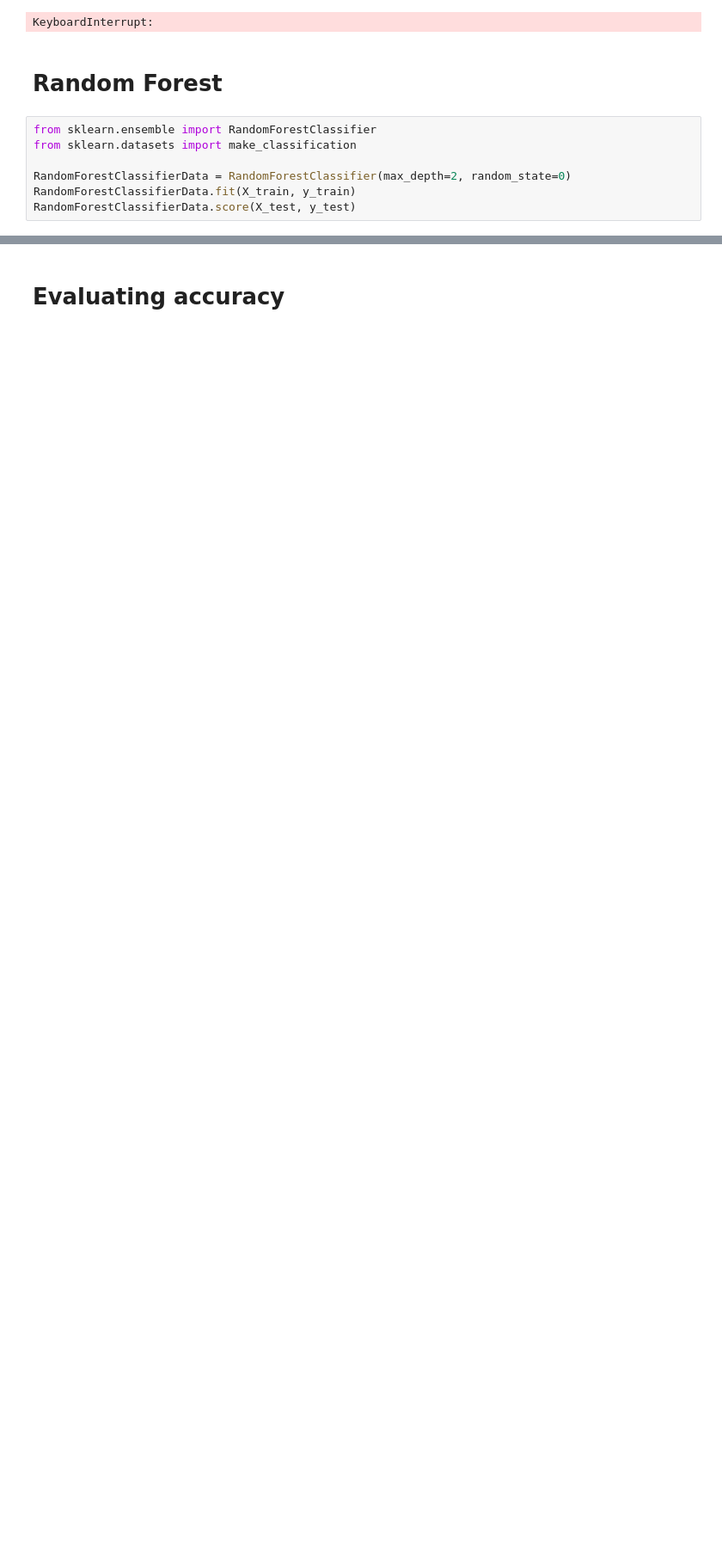
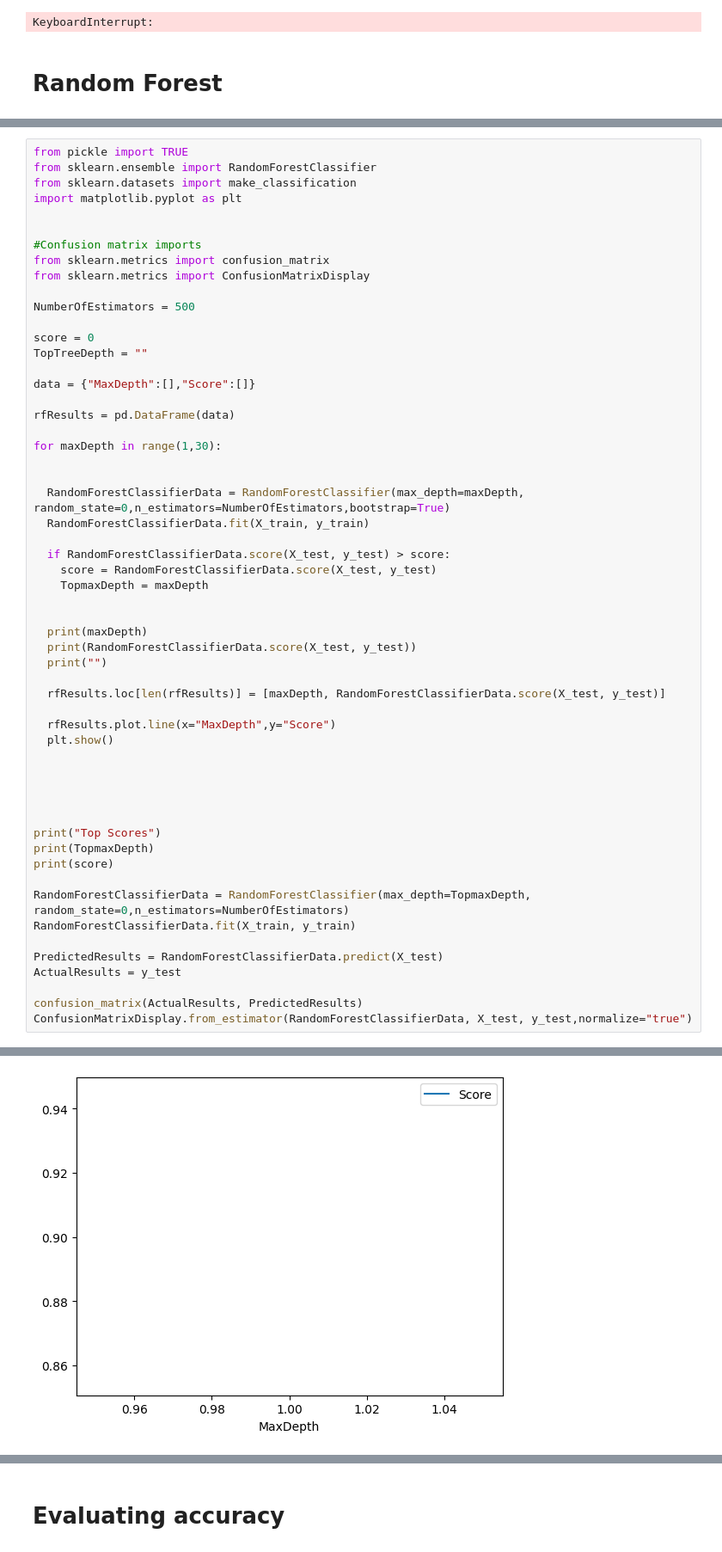
Before and after one commit to LikeMattorSomething/FutureTalentsProjects, a Jupyter notebook: GraceDataMLTests.ipynb, the cells around one changed output, grey strips where cells are left out. Shown at 86% size. Saved outputs shown, nothing was run; the diff lists cells and outputs as text; blank space fills up the shorter version.

Commit message:
Random Forest Update

```diff
--- a/GraceDataMLTests.ipynb
+++ b/GraceDataMLTests.ipynb
@@ -142,10 +142,3 @@ None
 KeyboardInterrupt:
 # %% [markdown]
 # Random Forest
-# %%
-from sklearn.ensemble import RandomForestClassifier
-from sklearn.datasets import make_classification
-
-RandomForestClassifierData = RandomForestClassifier(max_depth=2, random_state=0)
-RandomForestClassifierData.fit(X_train, y_train)
-RandomForestClassifierData.score(X_test, y_test)
@@ -153,0 +145,57 @@ RandomForestClassifierData.score(X_test, y_test)
+# %%
+from pickle import TRUE
+from sklearn.ensemble import RandomForestClassifier
+from sklearn.datasets import make_classification
+import matplotlib.pyplot as plt
+
+
+#Confusion matrix imports
+from sklearn.metrics import confusion_matrix
+from sklearn.metrics import ConfusionMatrixDisplay
+
+NumberOfEstimators = 500
+
+score = 0
+TopTreeDepth = ""
+
+data = {"MaxDepth":[],"Score":[]}
+
+rfResults = pd.DataFrame(data)
+
+for maxDepth in range(1,30):
+
+
+  RandomForestClassifierData = RandomForestClassifier(max_depth=maxDepth, random_state=0,n_estimators=NumberOfEstimators,bootstrap=True)
+  RandomForestClassifierData.fit(X_train, y_train)
+
+  if RandomForestClassifierData.score(X_test, y_test) > score:
+    score = RandomForestClassifierData.score(X_test, y_test)
+    TopmaxDepth = maxDepth
+
+
+  print(maxDepth)
+  print(RandomForestClassifierData.score(X_test, y_test))
+  print("")
+
+  rfResults.loc[len(rfResults)] = [maxDepth, RandomForestClassifierData.score(X_test, y_test)]
+
+  rfResults.plot.line(x="MaxDepth",y="Score")
+  plt.show()
+
+
+
+
+
+print("Top Scores")
+print(TopmaxDepth)
+print(score)
+
+RandomForestClassifierData = RandomForestClassifier(max_depth=TopmaxDepth, random_state=0,n_estimators=NumberOfEstimators)
+RandomForestClassifierData.fit(X_train, y_train)
+
+PredictedResults = RandomForestClassifierData.predict(X_test)
+ActualResults = y_test
+
+confusion_matrix(ActualResults, PredictedResults)
+ConfusionMatrixDisplay.from_estimator(RandomForestClassifierData, X_test, y_test,normalize="true")
+# %% [output]
@@ -153,0 +204 @@ RandomForestClassifierData.score(X_test, y_test)
+[figure, added]
```
Also changed, not shown: parts of 3 cells of this notebook.
